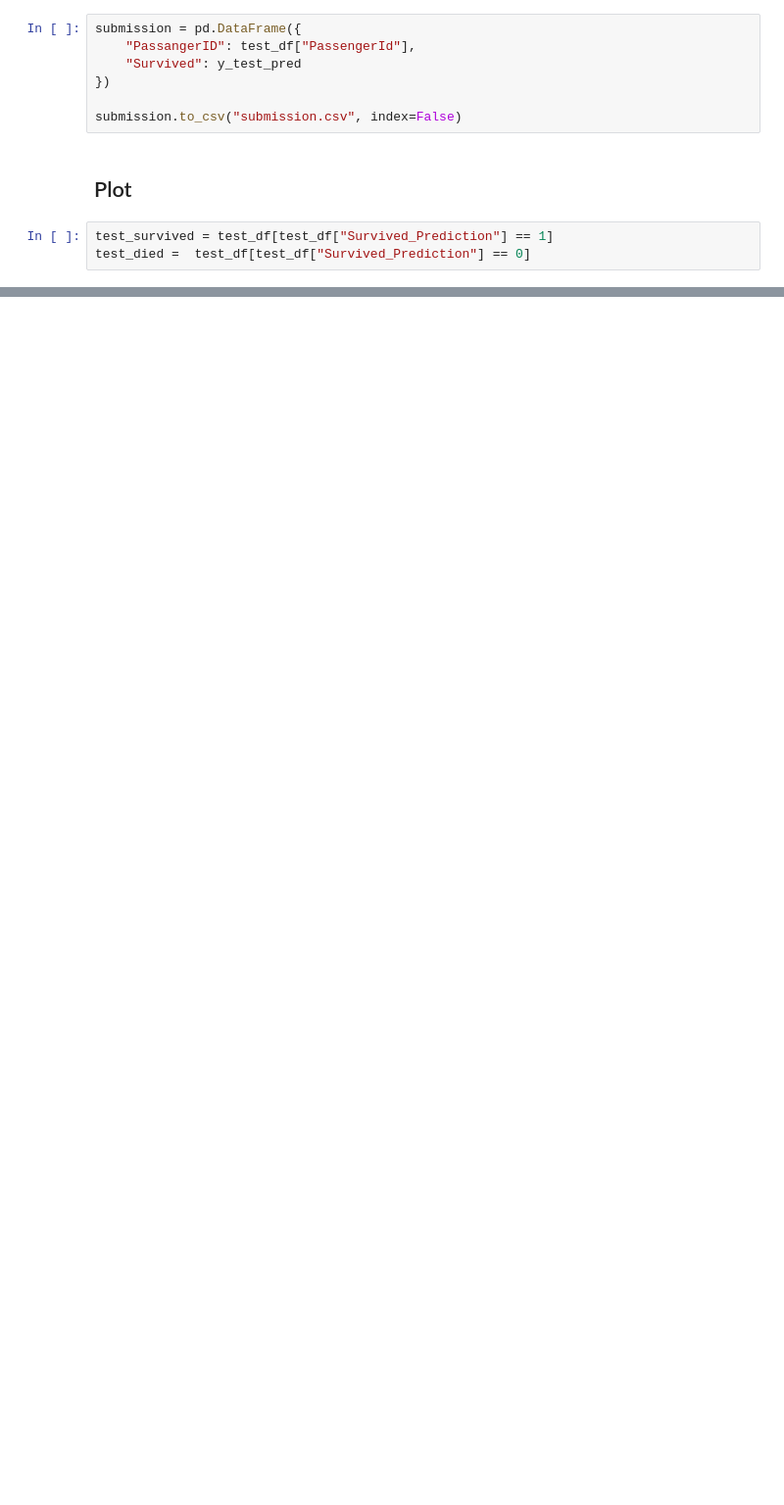
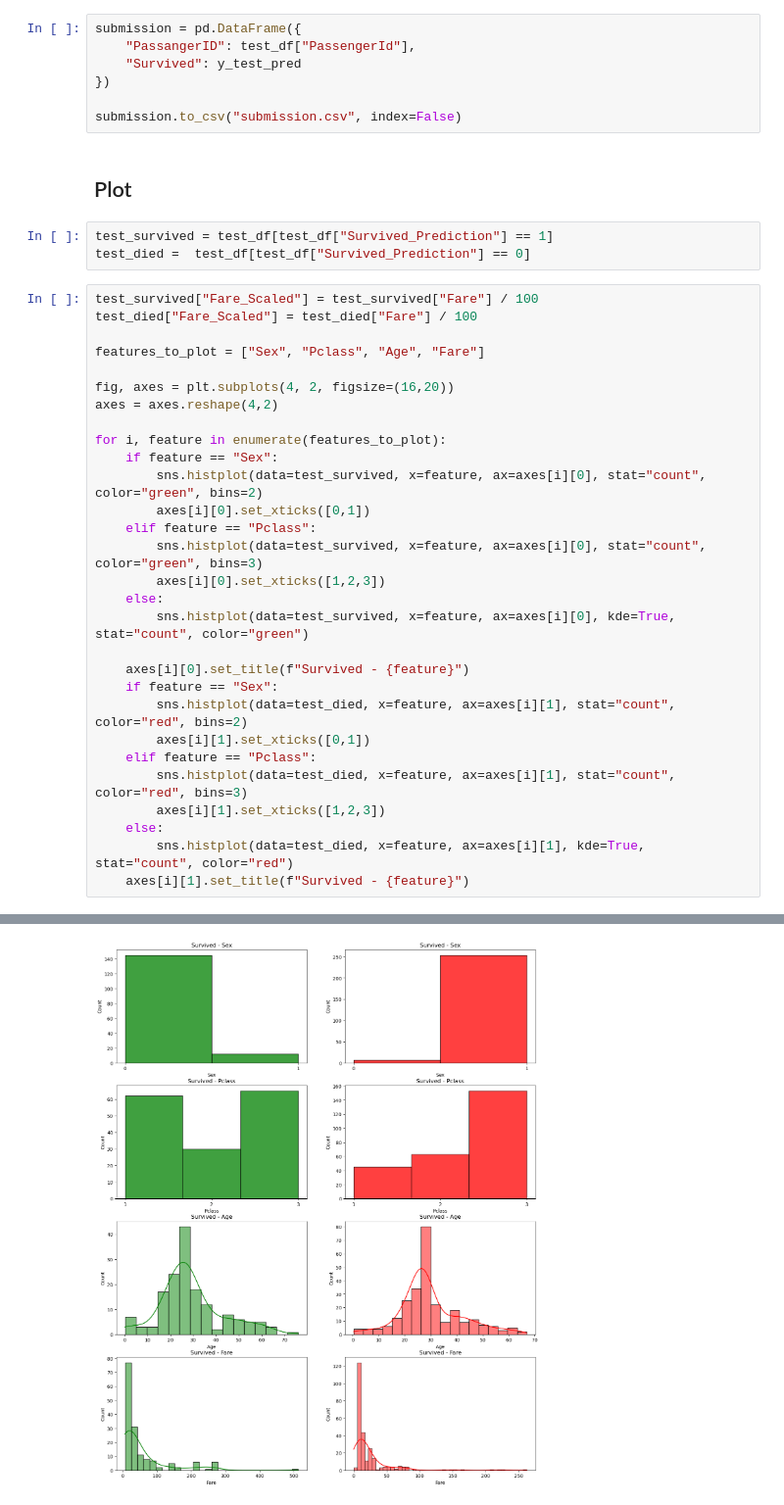
Before and after one commit to shwet-vasudevan/Titanic-Survival-Prediction, a Jupyter notebook: prediction.ipynb, the cells around one changed output, grey strips where cells are left out. Shown at 98% size. Drawn from its saved outputs; the diff is of its cells as text; blank space fills up the shorter version.

```diff
--- a/prediction.ipynb
+++ b/prediction.ipynb
@@ -296,3 +282,33 @@ submission.to_csv("submission.csv", index=False)
 # %%
 test_survived = test_df[test_df["Survived_Prediction"] == 1]
 test_died =  test_df[test_df["Survived_Prediction"] == 0]
+# %%
+test_survived["Fare_Scaled"] = test_survived["Fare"] / 100
+test_died["Fare_Scaled"] = test_died["Fare"] / 100
+
+features_to_plot = ["Sex", "Pclass", "Age", "Fare"]
+
+fig, axes = plt.subplots(4, 2, figsize=(16,20))
+axes = axes.reshape(4,2)
+
+for i, feature in enumerate(features_to_plot):
+    if feature == "Sex":
+        sns.histplot(data=test_survived, x=feature, ax=axes[i][0], stat="count", color="green", bins=2)
+        axes[i][0].set_xticks([0,1])
+    elif feature == "Pclass":
+        sns.histplot(data=test_survived, x=feature, ax=axes[i][0], stat="count", color="green", bins=3)
+        axes[i][0].set_xticks([1,2,3])
+    else:
+        sns.histplot(data=test_survived, x=feature, ax=axes[i][0], kde=True, stat="count", color="green")
+
+    axes[i][0].set_title(f"Survived - {feature}")
+    if feature == "Sex":
+        sns.histplot(data=test_died, x=feature, ax=axes[i][1], stat="count", color="red", bins=2)
+        axes[i][1].set_xticks([0,1])
+    elif feature == "Pclass":
+        sns.histplot(data=test_died, x=feature, ax=axes[i][1], stat="count", color="red", bins=3)
+        axes[i][1].set_xticks([1,2,3])
+    else:
+        sns.histplot(data=test_died, x=feature, ax=axes[i][1], kde=True, stat="count", color="red")
+    axes[i][1].set_title(f"Survived - {feature}")
+# %% [output]
@@ -298,0 +325 @@ test_died =  test_df[test_df["Survived_Prediction"] == 0]
+[figure, added]
```
Also changed, not shown: parts of 2 cells of this notebook.
